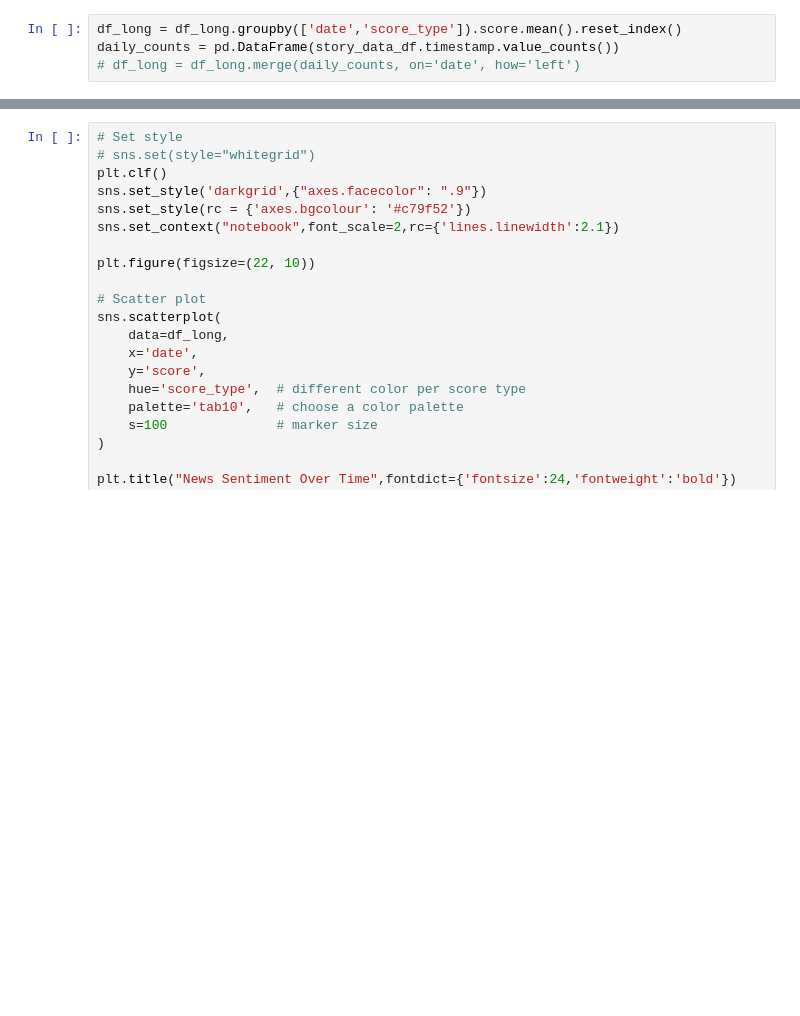
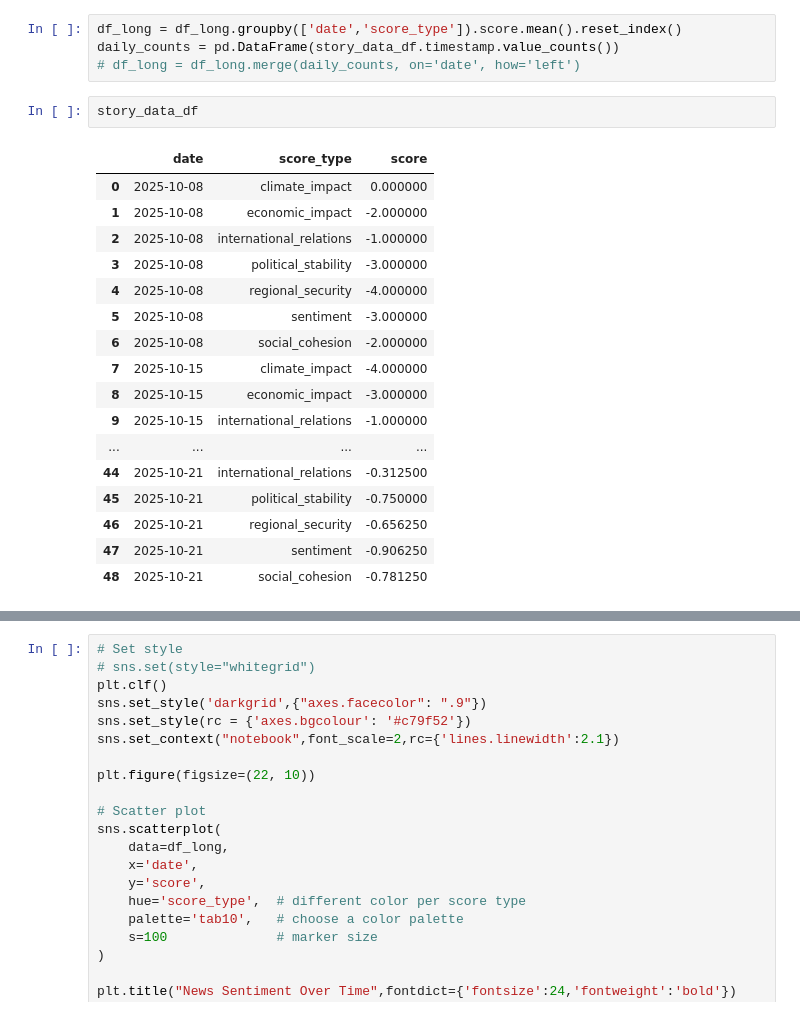
Before and after one commit to hishamsajid/news-sentiment, a Jupyter notebook: notebooks/eda.ipynb, the cells around one changed output, grey strips where cells are left out. Saved outputs shown, nothing was run; the diff lists cells and outputs as text; blank space fills up the shorter version.

```diff
--- a/notebooks/eda.ipynb
+++ b/notebooks/eda.ipynb
@@ -367,3 +465,23 @@ df_long.head()
 df_long = df_long.groupby(['date','score_type']).score.mean().reset_index()
 daily_counts = pd.DataFrame(story_data_df.timestamp.value_counts())
 # df_long = df_long.merge(daily_counts, on='date', how='left')
+# %%
+story_data_df
+# %% [output]
+|  | date | score_type | score |
+| 0 | 2025-10-08 | climate_impact | 0.000000 |
+| 1 | 2025-10-08 | economic_impact | -2.000000 |
+| 2 | 2025-10-08 | international_relations | -1.000000 |
+| 3 | 2025-10-08 | political_stability | -3.000000 |
+| 4 | 2025-10-08 | regional_security | -4.000000 |
+| 5 | 2025-10-08 | sentiment | -3.000000 |
+| 6 | 2025-10-08 | social_cohesion | -2.000000 |
+| 7 | 2025-10-15 | climate_impact | -4.000000 |
+| 8 | 2025-10-15 | economic_impact | -3.000000 |
+| 9 | 2025-10-15 | international_relations | -1.000000 |
+| ... | ... | ... | ... |
+| 44 | 2025-10-21 | international_relations | -0.312500 |
+| 45 | 2025-10-21 | political_stability | -0.750000 |
+| 46 | 2025-10-21 | regional_security | -0.656250 |
+| 47 | 2025-10-21 | sentiment | -0.906250 |
+| 48 | 2025-10-21 | social_cohesion | -0.781250 |
```
Also changed, not shown: parts of 13 cells of this notebook, 2 other files.
